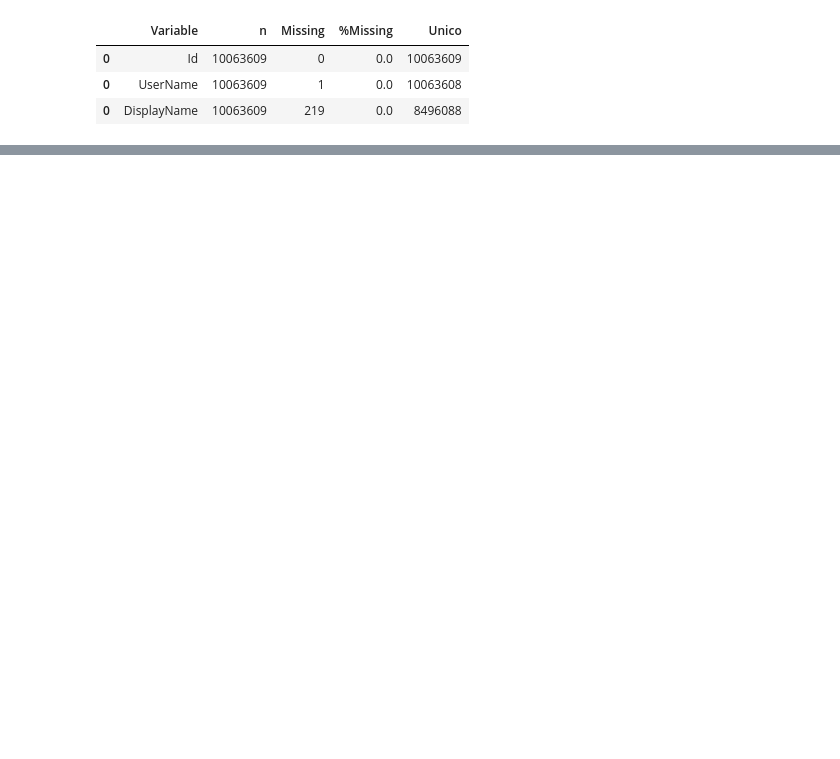
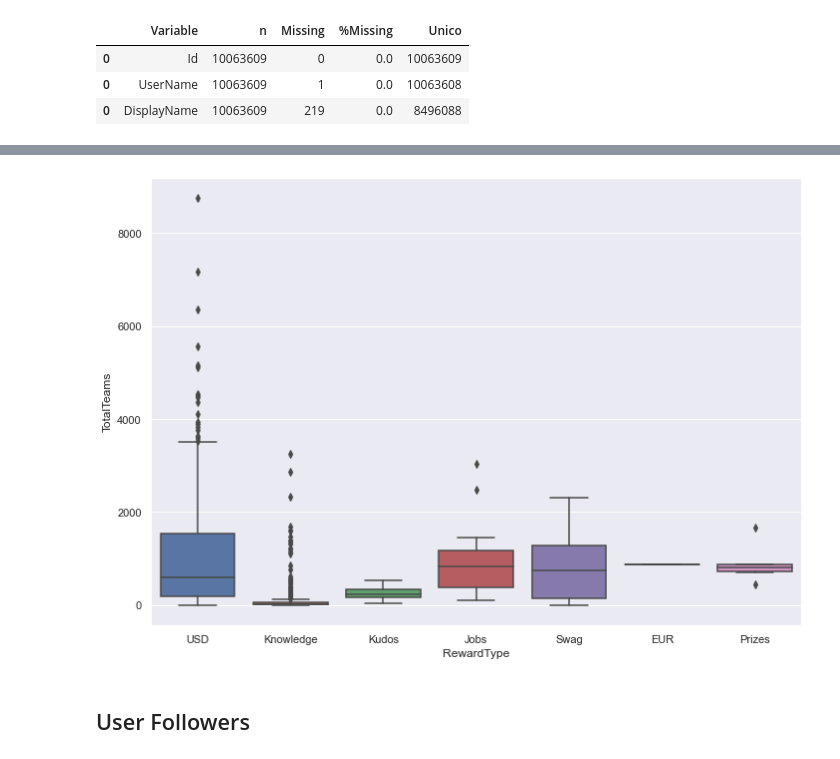
Before and after one commit to jsuasnabarh/kaggle-network-analysis, a Jupyter notebook: notebooks/EDA.ipynb, the cells around one changed output, grey strips where cells are left out. Drawn from its saved outputs; the diff is of its cells as text; code cells hidden in the pictures; blank space fills up the shorter version.

```diff
--- a/notebooks/EDA.ipynb
+++ b/notebooks/EDA.ipynb
@@ -47,0 +140,7 @@ Validator.validar_categorico(df_users,["Id","UserName","DisplayName"])
+# %%
+sns.boxplot(x="RewardType", y='TotalTeams', data=df_competitions)
+plt.show()
+# %% [output]
+[figure, added]
+# %% [markdown]
+## User Followers
```
Also changed, not shown: parts of 28 cells of this notebook.
